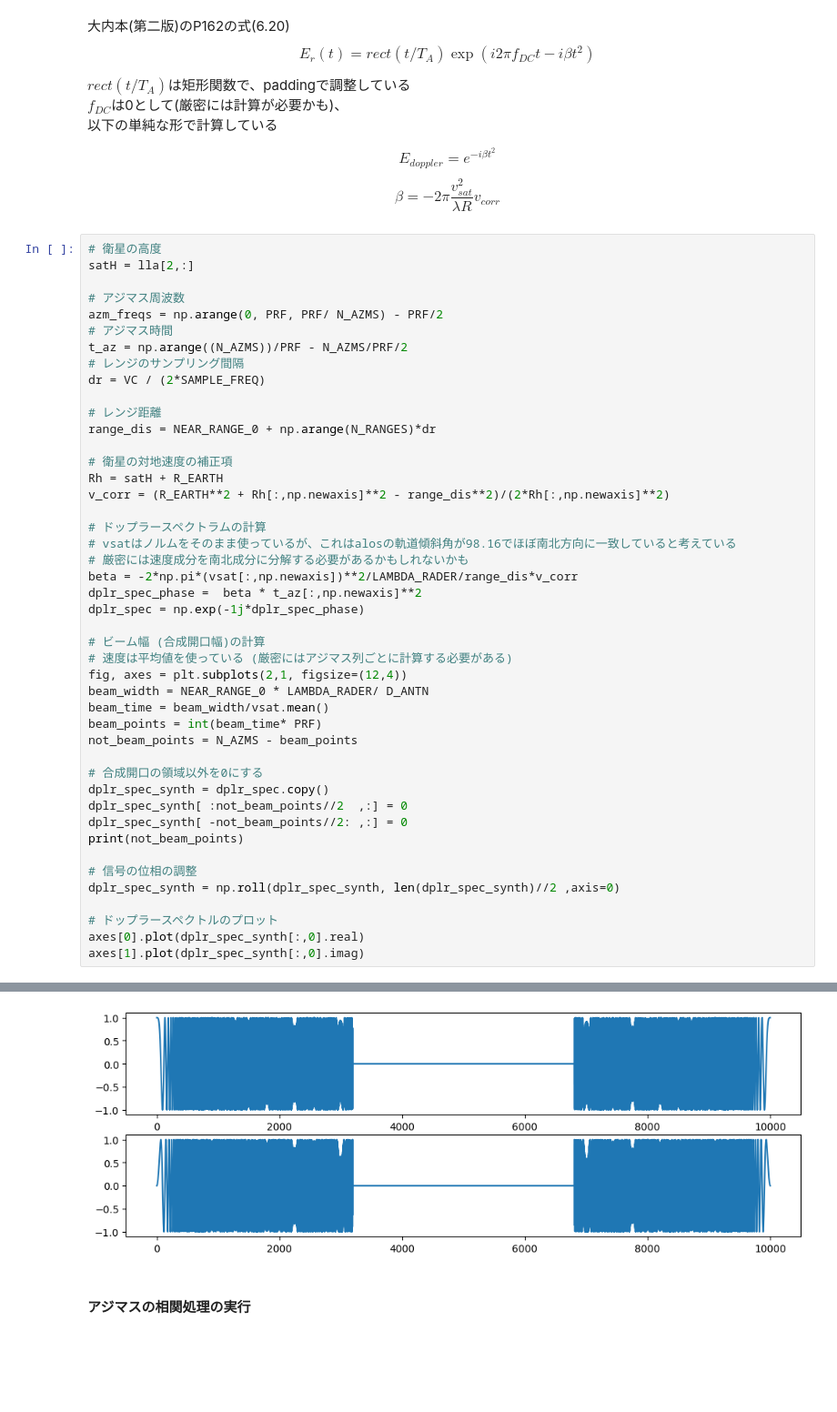
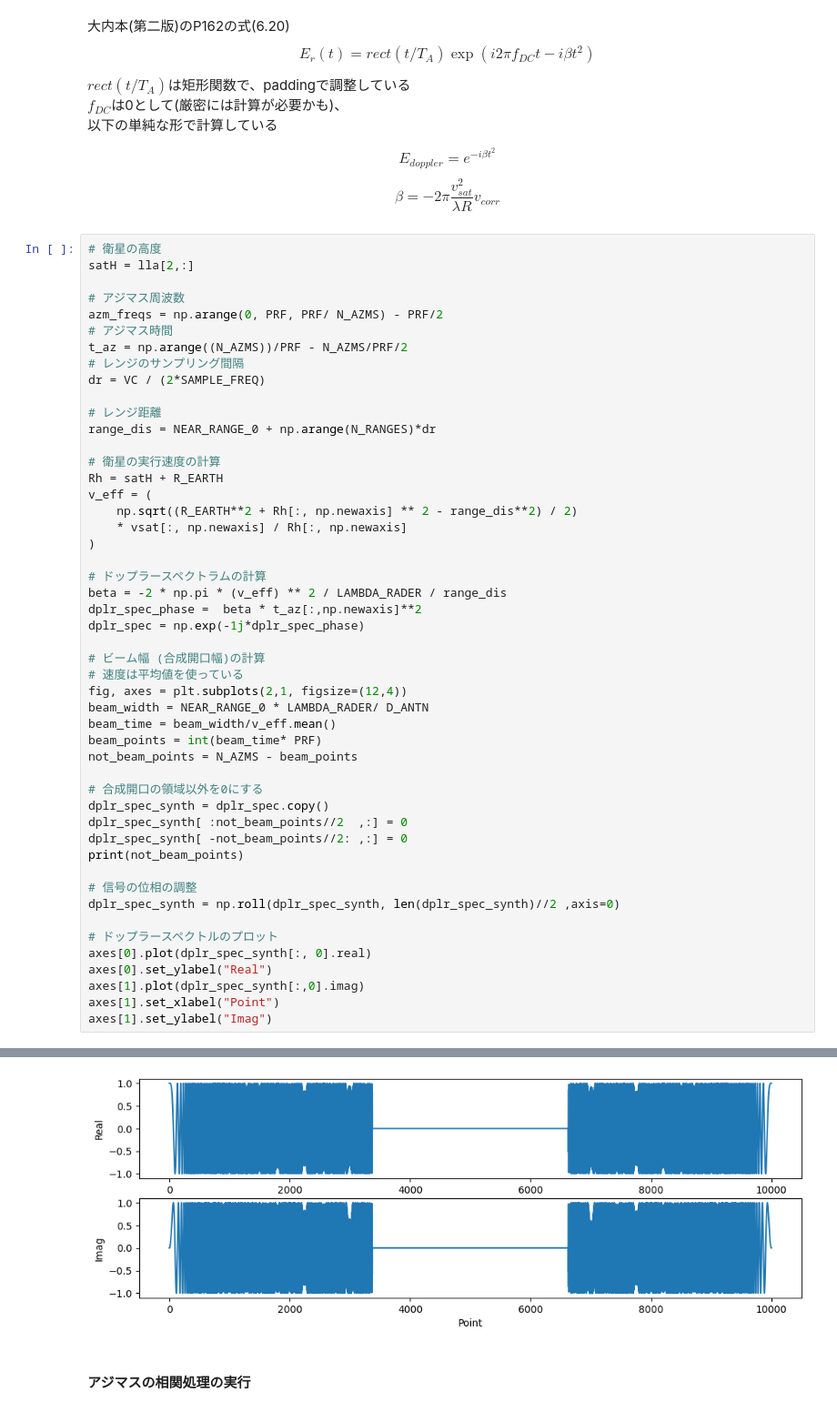
Before and after one commit to hiydee/sar_raw_process, a Jupyter notebook: src/alos_raw_process.ipynb, the cells around one changed output, grey strips where cells are left out. Shown at 91% size. Cells and saved outputs as stored; diff of their text form; blank space fills up the shorter version.

```diff
--- a/src/alos_raw_process.ipynb
+++ b/src/alos_raw_process.ipynb
@@ -528,22 +545,23 @@ dr = VC / (2*SAMPLE_FREQ)
 # レンジ距離
 range_dis = NEAR_RANGE_0 + np.arange(N_RANGES)*dr
 
-# 衛星の対地速度の補正項
+# 衛星の実行速度の計算
 Rh = satH + R_EARTH
-v_corr = (R_EARTH**2 + Rh[:,np.newaxis]**2 - range_dis**2)/(2*Rh[:,np.newaxis]**2)
+v_eff = (
+    np.sqrt((R_EARTH**2 + Rh[:, np.newaxis] ** 2 - range_dis**2) / 2)
+    * vsat[:, np.newaxis] / Rh[:, np.newaxis]
+)
 
 # ドップラースペクトラムの計算
-# vsatはノルムをそのまま使っているが、これはalosの軌道傾斜角が98.16でほぼ南北方向に一致していると考えている
-# 厳密には速度成分を南北成分に分解する必要があるかもしれないかも
-beta = -2*np.pi*(vsat[:,np.newaxis])**2/LAMBDA_RADER/range_dis*v_corr
+beta = -2 * np.pi * (v_eff) ** 2 / LAMBDA_RADER / range_dis
 dplr_spec_phase =  beta * t_az[:,np.newaxis]**2
 dplr_spec = np.exp(-1j*dplr_spec_phase)
 
 # ビーム幅 (合成開口幅)の計算
-# 速度は平均値を使っている (厳密にはアジマス列ごとに計算する必要がある)
+# 速度は平均値を使っている
 fig, axes = plt.subplots(2,1, figsize=(12,4))
 beam_width = NEAR_RANGE_0 * LAMBDA_RADER/ D_ANTN
-beam_time = beam_width/vsat.mean()
+beam_time = beam_width/v_eff.mean()
 beam_points = int(beam_time* PRF)
 not_beam_points = N_AZMS - beam_points
 
@@ -557,6 +575,9 @@ print(not_beam_points)
 dplr_spec_synth = np.roll(dplr_spec_synth, len(dplr_spec_synth)//2 ,axis=0)
 
 # ドップラースペクトルのプロット
-axes[0].plot(dplr_spec_synth[:,0].real)
+axes[0].plot(dplr_spec_synth[:, 0].real)
+axes[0].set_ylabel("Real")
 axes[1].plot(dplr_spec_synth[:,0].imag)
+axes[1].set_xlabel("Point")
+axes[1].set_ylabel("Imag")
 # %% [output]
@@ -565,4 +586,4 @@ axes[1].plot(dplr_spec_synth[:,0].imag)
-[figure, old version]
+[figure, new version]
 # %% [markdown]
 #### アジマスの相関処理の実行
 # %%
```
Also changed, not shown: parts of 14 cells of this notebook, 1 other file.
